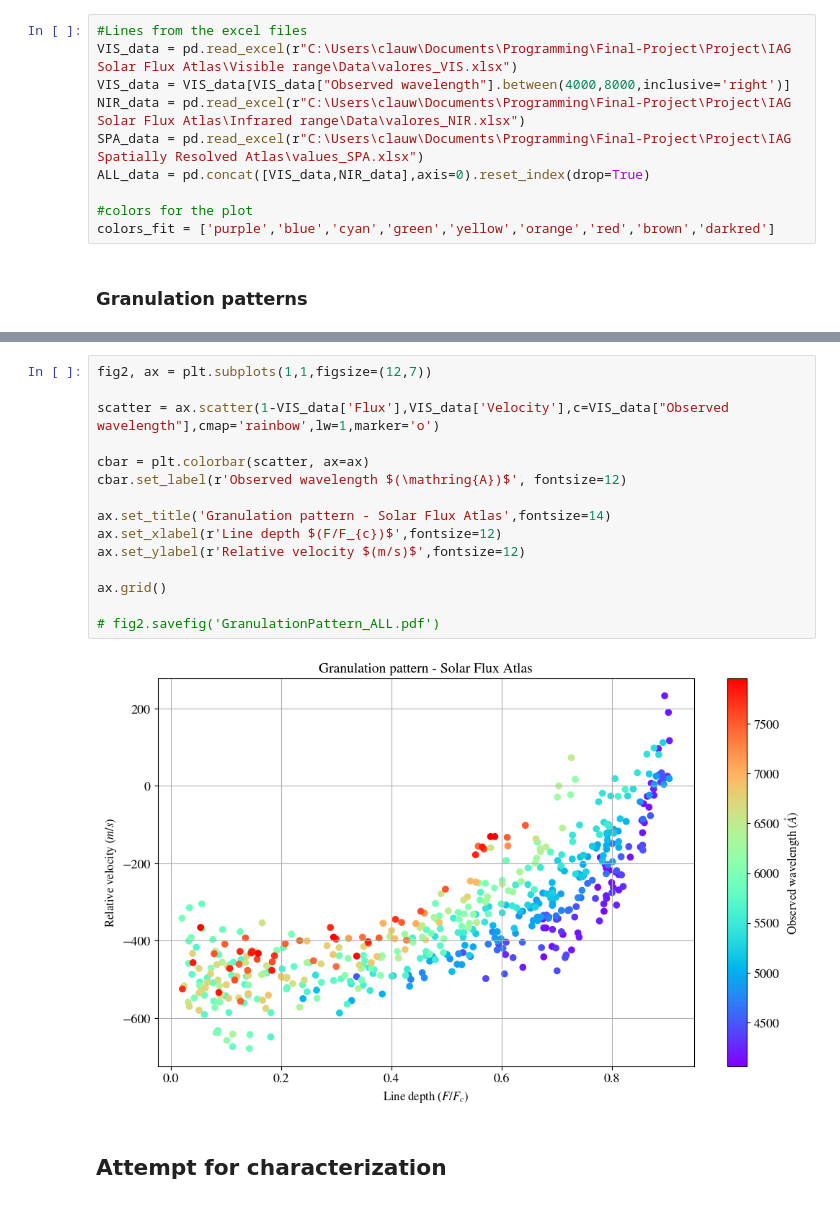
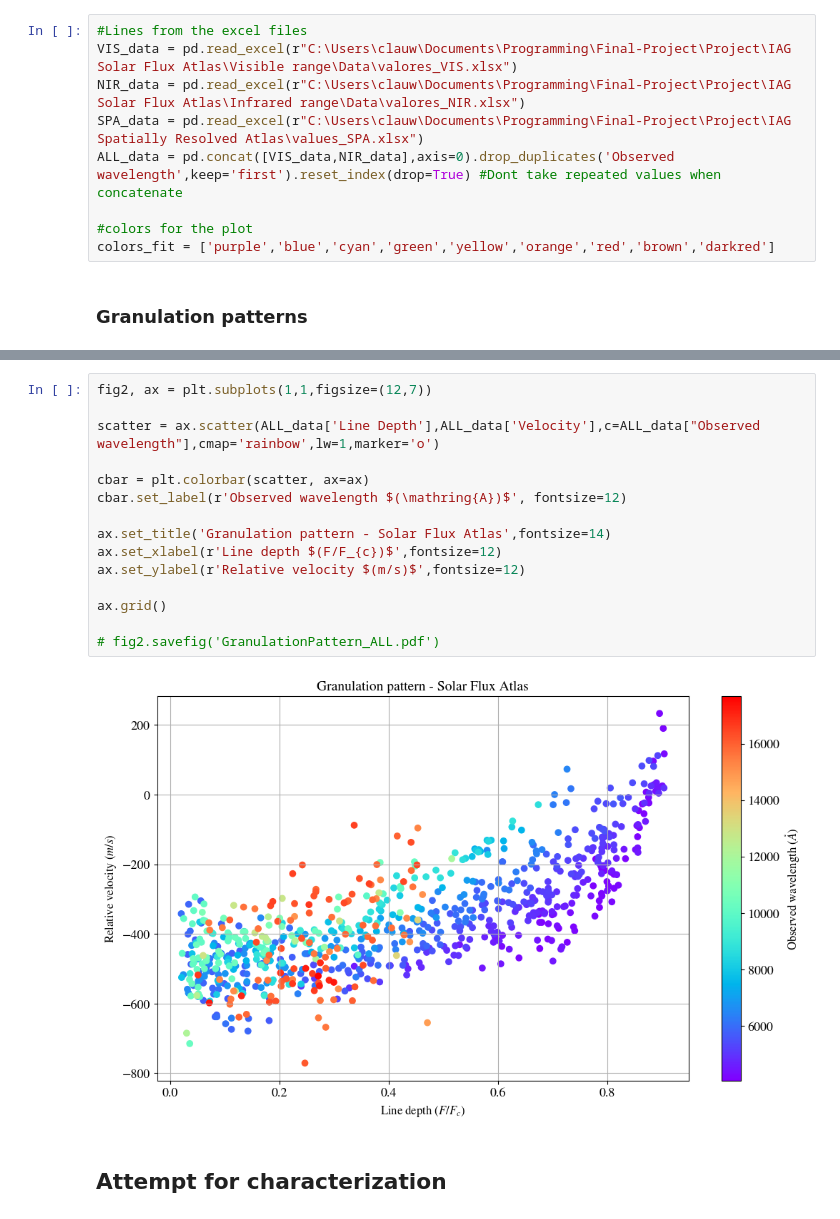
Before and after one commit to ccuellarn/Measurement-and-Characterization-of-Granulation-Patterns-in-the-IAG-Solar-Flux-Spectrum, a Jupyter notebook: Project/Characterization/Third signature/Velocity dependence.ipynb, the cells around one changed output, grey strips where cells are left out. Drawn from its saved outputs; the diff is of its cells as text.

Commit message:
Velocity dependence

```diff
--- a/Project/Characterization/Third signature/Velocity dependence.ipynb
+++ b/Project/Characterization/Third signature/Velocity dependence.ipynb
@@ -32,10 +32,9 @@ plt.rcParams.update(params)
 # %%
 #Lines from the excel files
 VIS_data = pd.read_excel(r"C:\Users\clauw\Documents\Programming\Final-Project\Project\IAG Solar Flux Atlas\Visible range\Data\valores_VIS.xlsx")
-VIS_data = VIS_data[VIS_data["Observed wavelength"].between(4000,8000,inclusive='right')]
 NIR_data = pd.read_excel(r"C:\Users\clauw\Documents\Programming\Final-Project\Project\IAG Solar Flux Atlas\Infrared range\Data\valores_NIR.xlsx")
 SPA_data = pd.read_excel(r"C:\Users\clauw\Documents\Programming\Final-Project\Project\IAG Spatially Resolved Atlas\values_SPA.xlsx")
-ALL_data = pd.concat([VIS_data,NIR_data],axis=0).reset_index(drop=True)
+ALL_data = pd.concat([VIS_data,NIR_data],axis=0).drop_duplicates('Observed wavelength',keep='first').reset_index(drop=True) #Dont take repeated values when concatenate
 
 #colors for the plot
 colors_fit = ['purple','blue','cyan','green','yellow','orange','red','brown','darkred']
@@ -61,20 +60,20 @@ ax.grid()
 # %%
 fig2, ax = plt.subplots(1,1,figsize=(12,7))
 
-scatter = ax.scatter(1-VIS_data['Flux'],VIS_data['Velocity'],c=VIS_data["Observed wavelength"],cmap='rainbow',lw=1,marker='o')
+scatter = ax.scatter(ALL_data['Line Depth'],ALL_data['Velocity'],c=ALL_data["Observed wavelength"],cmap='rainbow',lw=1,marker='o')
 
 cbar = plt.colorbar(scatter, ax=ax)
 cbar.set_label(r'Observed wavelength $(\mathring{A})$', fontsize=12)
 
 ax.set_title('Granulation pattern - Solar Flux Atlas',fontsize=14)
 ax.set_xlabel(r'Line depth $(F/F_{c})$',fontsize=12)
 ax.set_ylabel(r'Relative velocity $(m/s)$',fontsize=12)
 
 ax.grid()
 
 # fig2.savefig('GranulationPattern_ALL.pdf')
 # %% [output]
-[figure, old version]
+[figure, new version]
 # %% [markdown]
 ## Attempt for characterization
 # %% [markdown]
```
Also changed, not shown: parts of 2 cells of this notebook.
